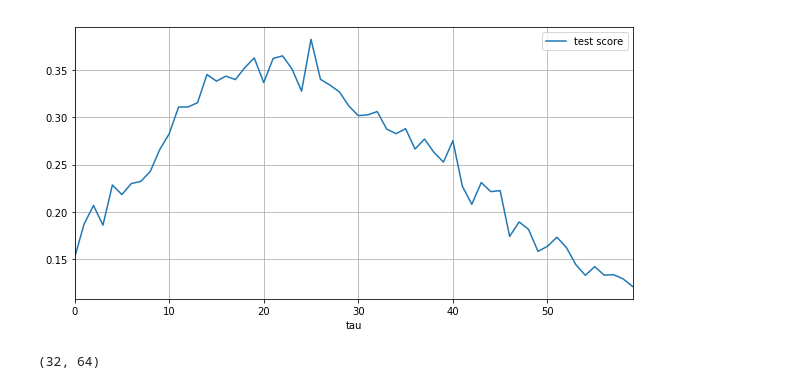
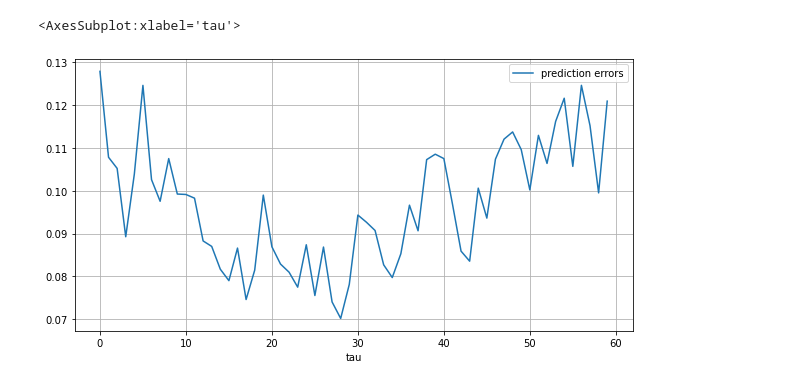
Before and after one commit to evilpegasus/datathon-spring-2021, a Jupyter notebook: LASSO.ipynb, the cells around one changed output. Saved outputs shown, nothing was run; the diff lists cells and outputs as text; code cells hidden in the pictures.

```diff
--- a/LASSO.ipynb
+++ b/LASSO.ipynb
@@ -3,6 +3,9 @@ import numpy as np
 import pandas as pd
 import matplotlib.pyplot as plt
 import datetime as dt
+from numpy import linalg as LA
 
 # see all columns at once with scrolling
 pd.set_option('display.max_columns', 0)
+plt.figure()
+plt.rcParams.update({'font.size': 10}) # must set in top
@@ -83,4 +49,0 @@ array(['Austria', 'Belgium', 'Bulgaria', 'Croatia', 'Cyprus', 'Czechia',
-# %%
-df_copy = df.copy()
-df_copy[eu_response["Response_measure"].unique()] = df_copy.groupby("location")[eu_response["Response_measure"].unique()].shift(2).fillna(0)
-df_copy[df_copy["location"] == "Austria"]
@@ -112,18 +54,14 @@ from sklearn.model_selection import train_test_split
-# %%
-from sklearn import linear_model
-clf = linear_model.Lasso(alpha=0.1)
-clf.fit([[0,0], [1, 1], [2, 2]], [0, 1, 2])
-print(clf.coef_)
-print(clf.intercept_)
 # %%
 # for given (tau, alpha), return the testing score
-def LASSO_alpha_tau(tau, alp):
+def LASSO_alpha_tau(para):
+    tau = para[:,0]
+    alp = para[:,1]
     # Data processing: shift by tau
     df_copy = df.copy()
     df_copy[eu_response["Response_measure"].unique()] = df_copy.groupby("location")[eu_response["Response_measure"].unique()].shift(tau).fillna(0)
 
     # Split training and testing data
-    train, test = train_test_split(df_copy, test_size=0.2)
+    train, test = train_test_split(df_copy, test_size=0.1)
     idx_data = ["beta_avg"] + list( eu_response["Country"].unique() ) + list( eu_response["Response_measure"].unique())
     idx_target = "reproduction_rate"
     Xtrain = train[idx_data]
@@ -132,12 +70,11 @@ def LASSO_alpha_tau(tau, alp):
     Ytest = test[idx_target]
 
     # LASSO
-    clf = linear_model.Lasso(alpha=alp)
+    N_s = Xtrain.shape[0]
+    clf = linear_model.Lasso(alpha=alp / (2*N_s) )
     clf.fit(Xtrain, Ytrain)
 
-    #print(clf.coef_)
-    #print(clf.intercept_)
-
     # return testing score
-    score = clf.score(Xtest, Ytest)
-    return score
+    # score = clf.score(Xtest, Ytest)
+    err = LA.norm( Ytest - clf.predict(Xtest) )**2 / Ytest.shape[0]
+    return err, clf
@@ -170,6 +145,11 @@ for tau in range(0,TAU_RANGE):
 # %%
-score_by_tau = pd.DataFrame({'tau':range(0,TAU_RANGE),'test score':test_score})
+# grid search
+TAU_RANGE = 60
+test_score = []
+for i in range(0,TAU_RANGE):
+    test_score = test_score + [LASSO_alpha_tau(np.array([[i, 1e-3]]))[0]]
+score_by_tau = pd.DataFrame({'tau':range(0,TAU_RANGE),'prediction errors':test_score})
 score_by_tau.set_index('tau').plot(figsize=(10,5), grid=True)
-plt.show()
 # %% [output]
+<AxesSubplot:xlabel='tau'>
-[figure, old version]
+[figure, new version]
@@ -180,6 +155,0 @@ plt.show()
-# %%
-N_c = len(eu_response["Country"].unique())
-N_r = len(eu_response["Response_measure"].unique())
-N_c, N_r
-# %% [output]
-(32, 64)
```
Also changed, not shown: parts of 22 cells of this notebook.
